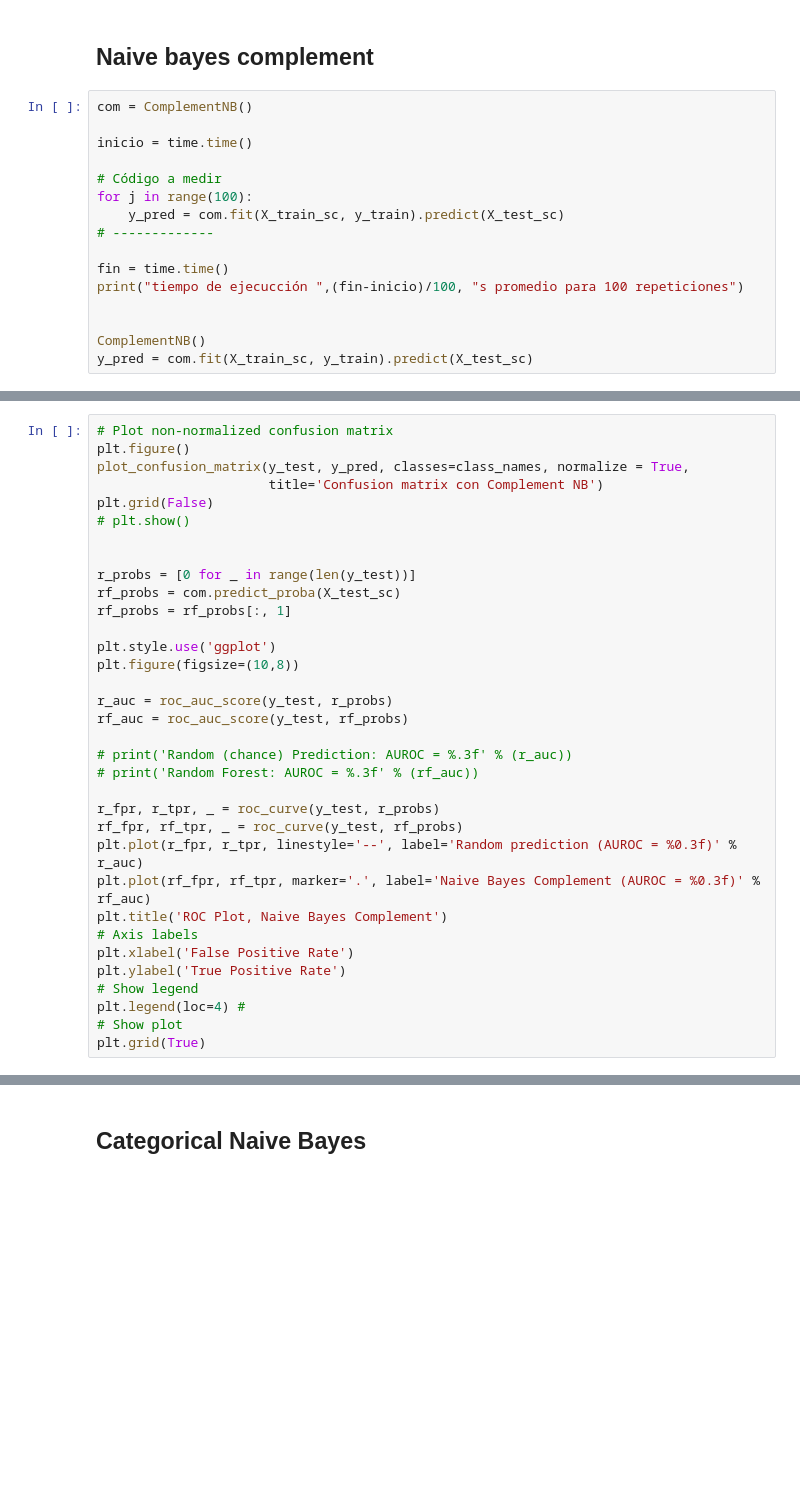
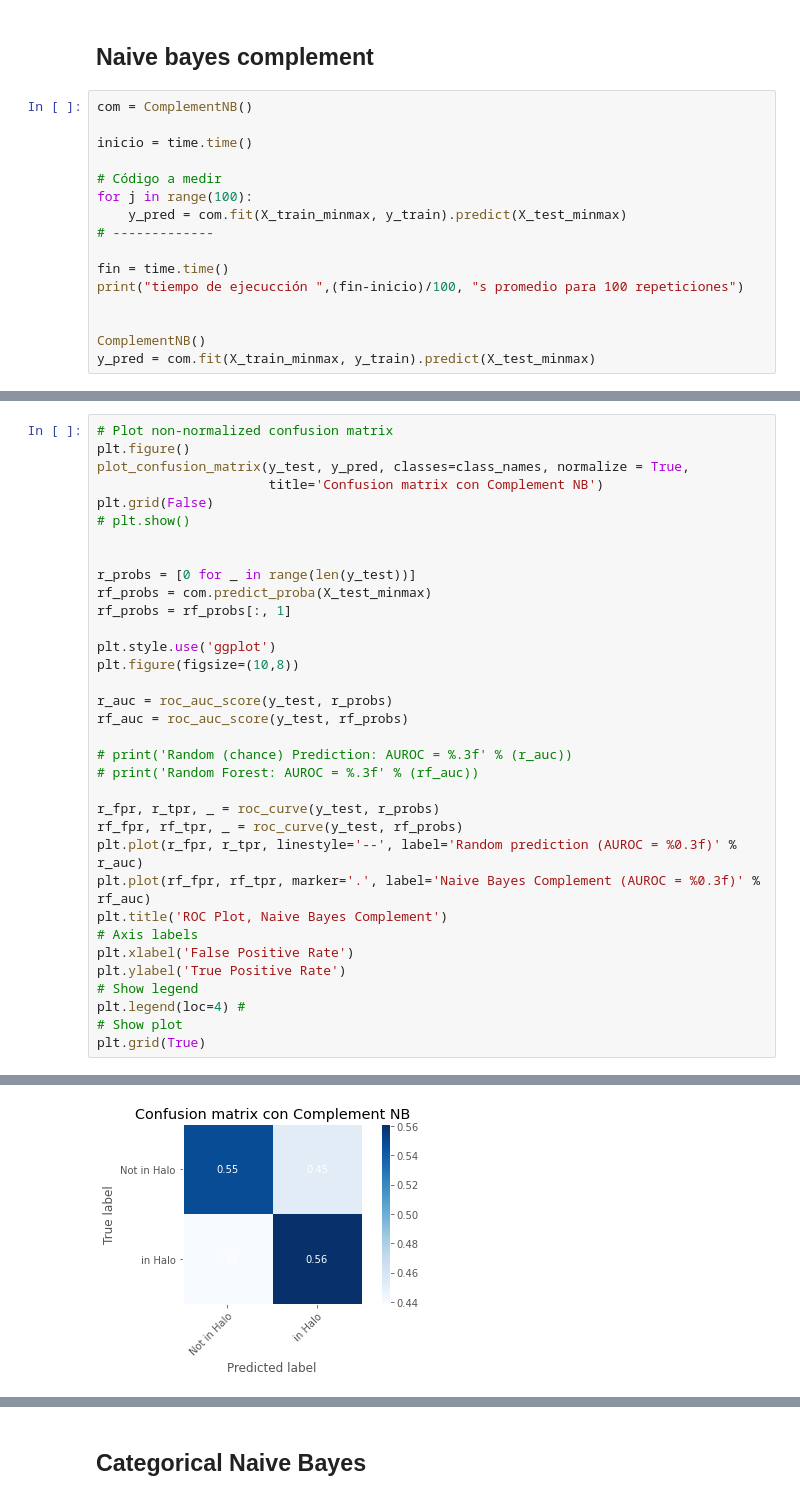
Before and after one commit to igomezv/ANN_Nbody, a Jupyter notebook: classificationAlgorithms_Particles_z23.ipynb, the cells around one changed output, grey strips where cells are left out. Saved outputs shown, nothing was run; the diff lists cells and outputs as text; blank space fills up the shorter version.

```diff
--- a/classificationAlgorithms_Particles_z23.ipynb
+++ b/classificationAlgorithms_Particles_z23.ipynb
@@ -436,7 +500,7 @@ inicio = time.time()
 
 # Código a medir
 for j in range(100):
-    y_pred = com.fit(X_train_sc, y_train).predict(X_test_sc)
+    y_pred = com.fit(X_train_minmax, y_train).predict(X_test_minmax)
 # -------------
 
 fin = time.time()
@@ -444,4 +508,4 @@ print("tiempo de ejecucción ",(fin-inicio)/100, "s promedio para 100 repeticion
 
 
 ComplementNB()
-y_pred = com.fit(X_train_sc, y_train).predict(X_test_sc)
+y_pred = com.fit(X_train_minmax, y_train).predict(X_test_minmax)
@@ -455,7 +521,7 @@ plt.grid(False)
 
 
 r_probs = [0 for _ in range(len(y_test))]
-rf_probs = com.predict_proba(X_test_sc)
+rf_probs = com.predict_proba(X_test_minmax)
 rf_probs = rf_probs[:, 1]
 
 plt.style.use('ggplot')
@@ -479,3 +545,4 @@ plt.ylabel('True Positive Rate')
 plt.legend(loc=4) #
 # Show plot
 plt.grid(True)
+# %% [output]
@@ -481,0 +553 @@ plt.grid(True)
+[figure, added]
```
Also changed, not shown: parts of 36 cells of this notebook.
